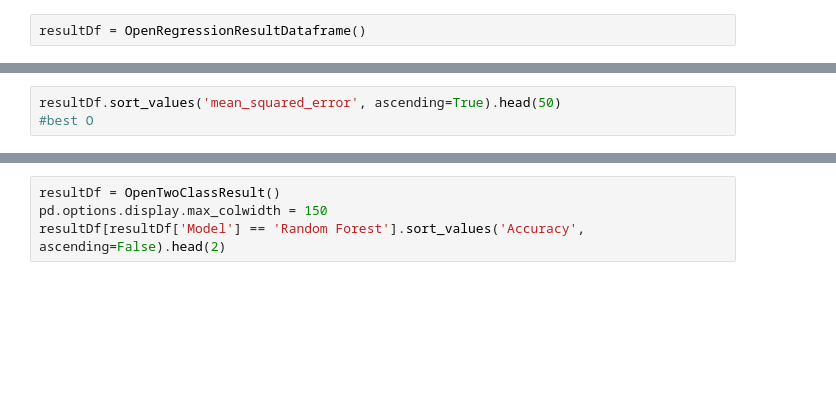
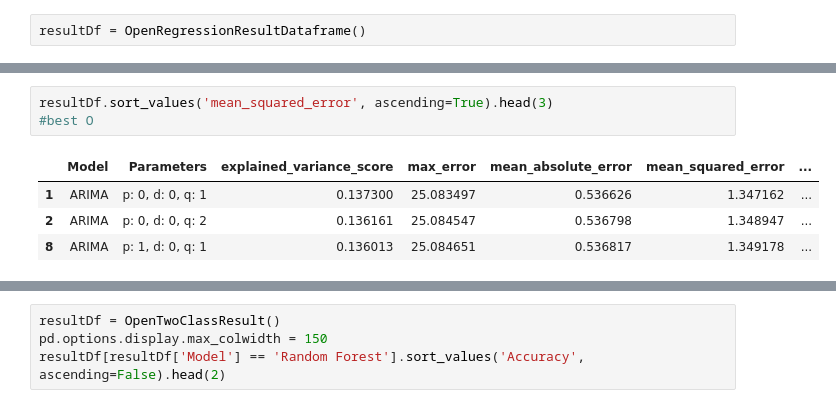
Before and after one commit to KrizanPeter/DP3_Repo, a Jupyter notebook: Experiment NTB.ipynb, the cells around one changed output, grey strips where cells are left out. Drawn from its saved outputs; the diff is of its cells as text; blank space fills up the shorter version.

```diff
--- a/Experiment NTB.ipynb
+++ b/Experiment NTB.ipynb
@@ -681,6 +755,11 @@ resultDf.sort_values('mean_absolute_error', ascending=True).head(3)
 # %%
-resultDf.sort_values('mean_squared_error', ascending=True).head(50)
+resultDf.sort_values('mean_squared_error', ascending=True).head(3)
 #best O
+# %% [output]
+|  | Model | Parameters | explained_variance_score | max_error | mean_absolute_error | mean_squared_error | ... |
+| 1 | ARIMA | p: 0, d: 0, q: 1 | 0.137300 | 25.083497 | 0.536626 | 1.347162 | ... |
+| 2 | ARIMA | p: 0, d: 0, q: 2 | 0.136161 | 25.084547 | 0.536798 | 1.348947 | ... |
+| 8 | ARIMA | p: 1, d: 0, q: 1 | 0.136013 | 25.084651 | 0.536817 | 1.349178 | ... |
 # %%
 resultDf.sort_values('median_absolute_error', ascending=True).head(3)
 #best O
```
Also changed, not shown: parts of 71 cells of this notebook, 2 other files.
